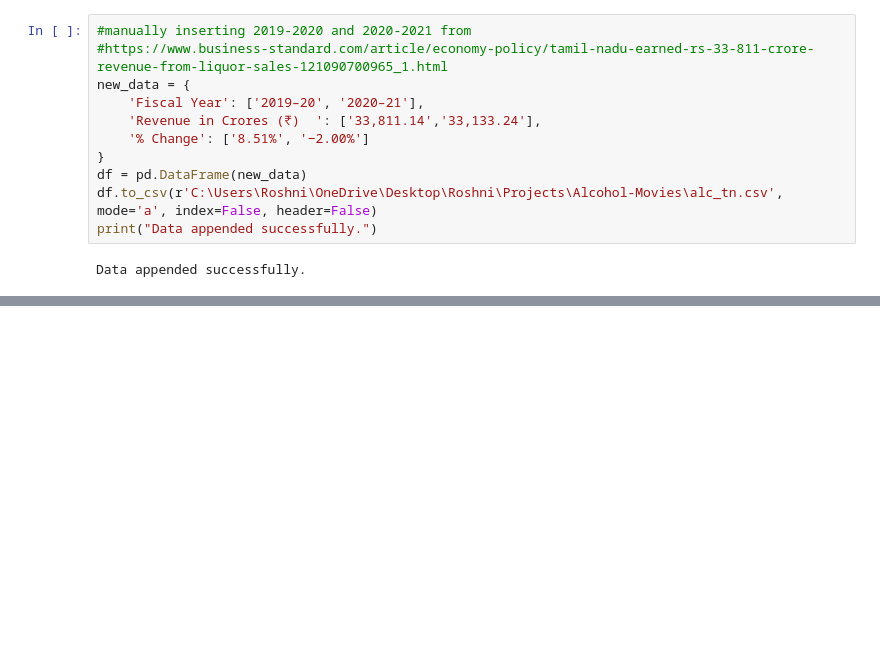
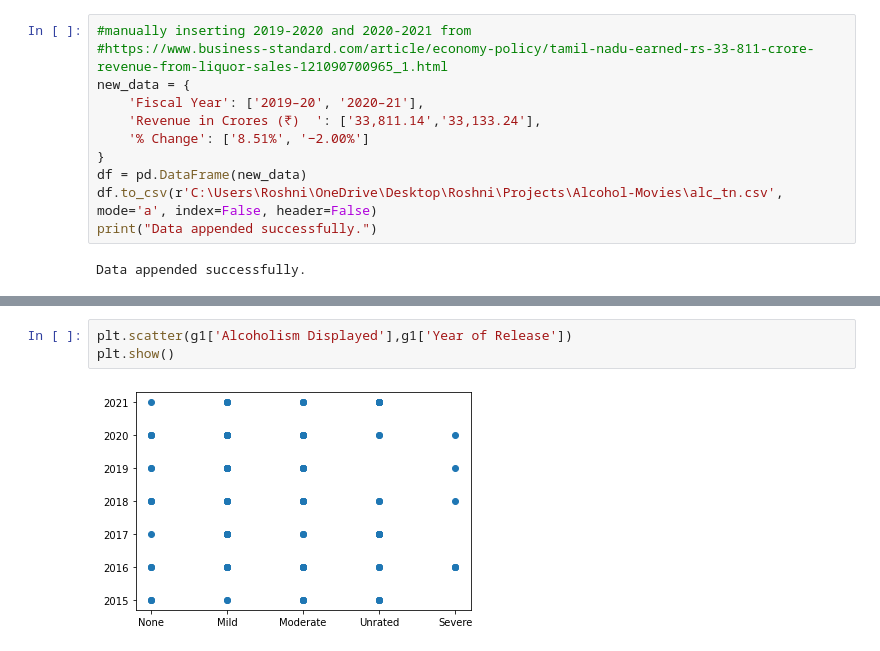
Before and after one commit to Roshni-Bala/Movies-Alcohol-Data-Analysis, a Jupyter notebook: Movies.ipynb, the cells around one changed output, grey strips where cells are left out. Cells and saved outputs as stored; diff of their text form; blank space fills up the shorter version.

```diff
--- a/Movies.ipynb
+++ b/Movies.ipynb
@@ -303,0 +392,5 @@ Data appended successfully.
+# %%
+plt.scatter(g1['Alcoholism Displayed'],g1['Year of Release'])
+plt.show()
+# %% [output]
+[figure, added]
```
Also changed, not shown: parts of 11 cells of this notebook.
